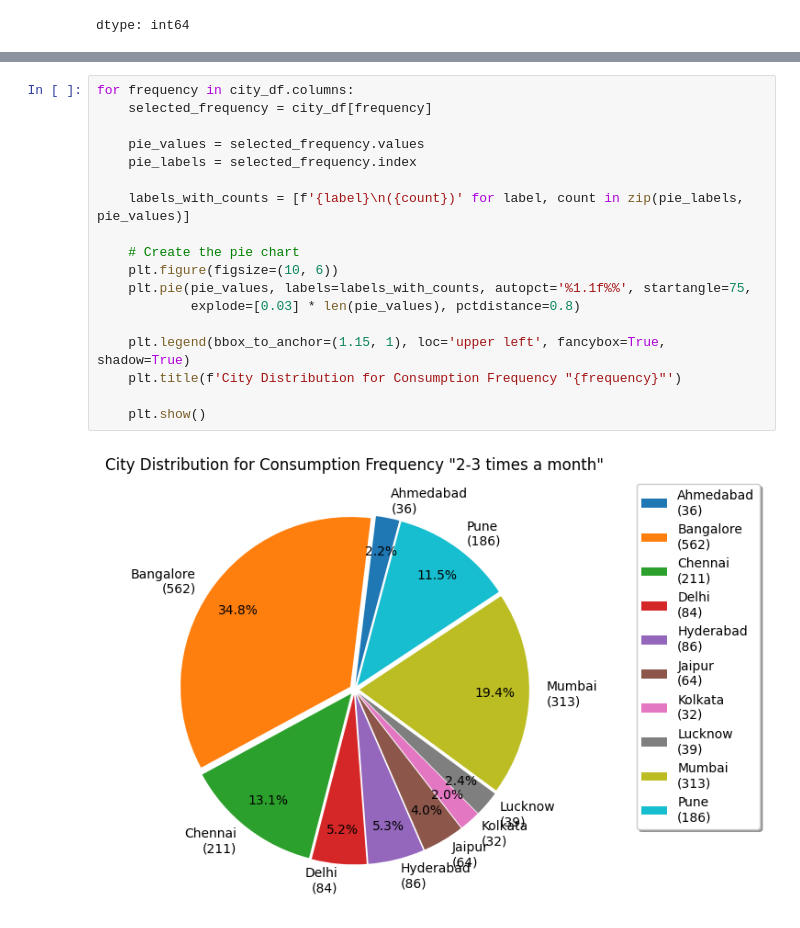
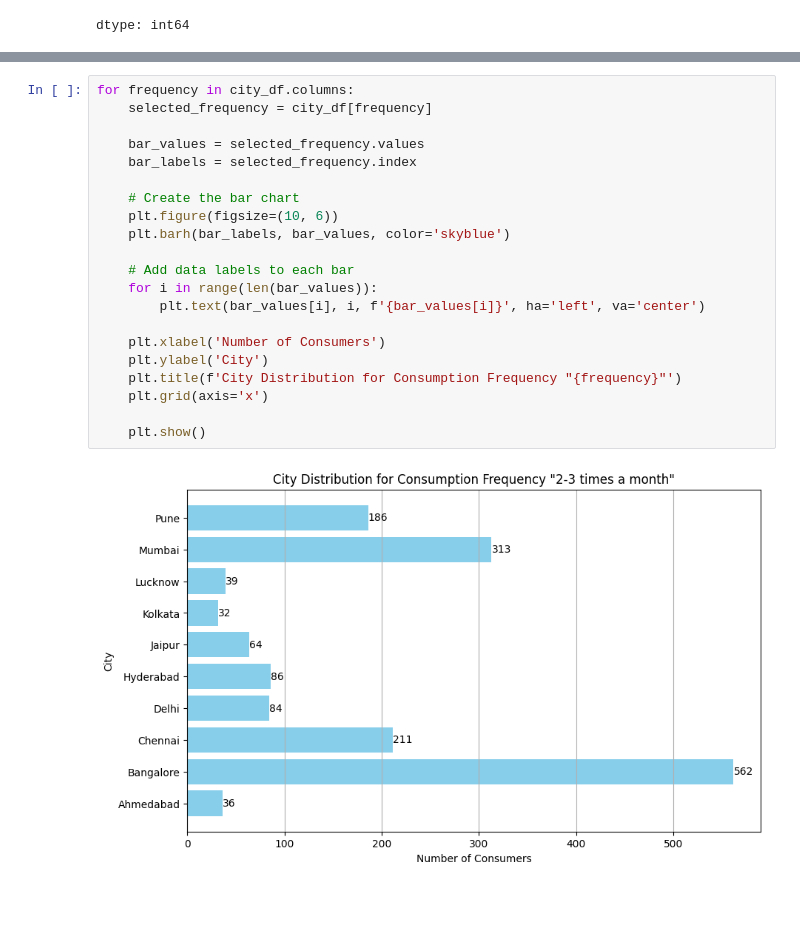
Before and after one commit to Udhay2898/Real-Fake-Job-Posting-Prediction, a Jupyter notebook: Food_and_Beverage.ipynb, the cells around one changed output, grey strips where cells are left out. Drawn from its saved outputs; the diff is of its cells as text; blank space fills up the shorter version.

```diff
--- a/Food_and_Beverage.ipynb
+++ b/Food_and_Beverage.ipynb
@@ -322,20 +324,23 @@ city_df
 # %%
 for frequency in city_df.columns:
     selected_frequency = city_df[frequency]
 
-    pie_values = selected_frequency.values
-    pie_labels = selected_frequency.index
+    bar_values = selected_frequency.values
+    bar_labels = selected_frequency.index
 
-    labels_with_counts = [f'{label}\n({count})' for label, count in zip(pie_labels, pie_values)]
+    # Create the bar chart
+    plt.figure(figsize=(10, 6))
+    plt.barh(bar_labels, bar_values, color='skyblue')
 
-    # Create the pie chart
-    plt.figure(figsize=(10, 6))
-    plt.pie(pie_values, labels=labels_with_counts, autopct='%1.1f%%', startangle=75,
-            explode=[0.03] * len(pie_values), pctdistance=0.8)
+    # Add data labels to each bar
+    for i in range(len(bar_values)):
+        plt.text(bar_values[i], i, f'{bar_values[i]}', ha='left', va='center')
 
-    plt.legend(bbox_to_anchor=(1.15, 1), loc='upper left', fancybox=True, shadow=True)
+    plt.xlabel('Number of Consumers')
+    plt.ylabel('City')
     plt.title(f'City Distribution for Consumption Frequency "{frequency}"')
+    plt.grid(axis='x')
 
     plt.show()
 # %% [output]
-[figure, old version]
+[figure, new version]
```
Also changed, not shown: parts of 13 cells of this notebook.
